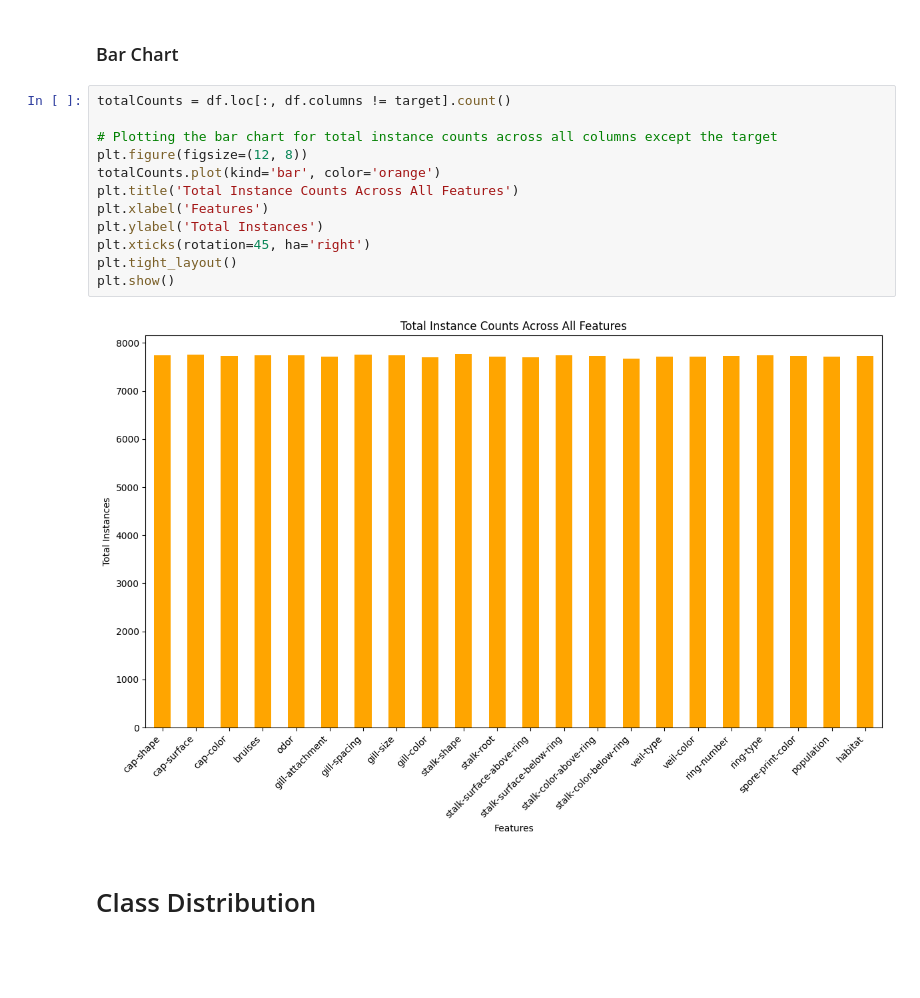
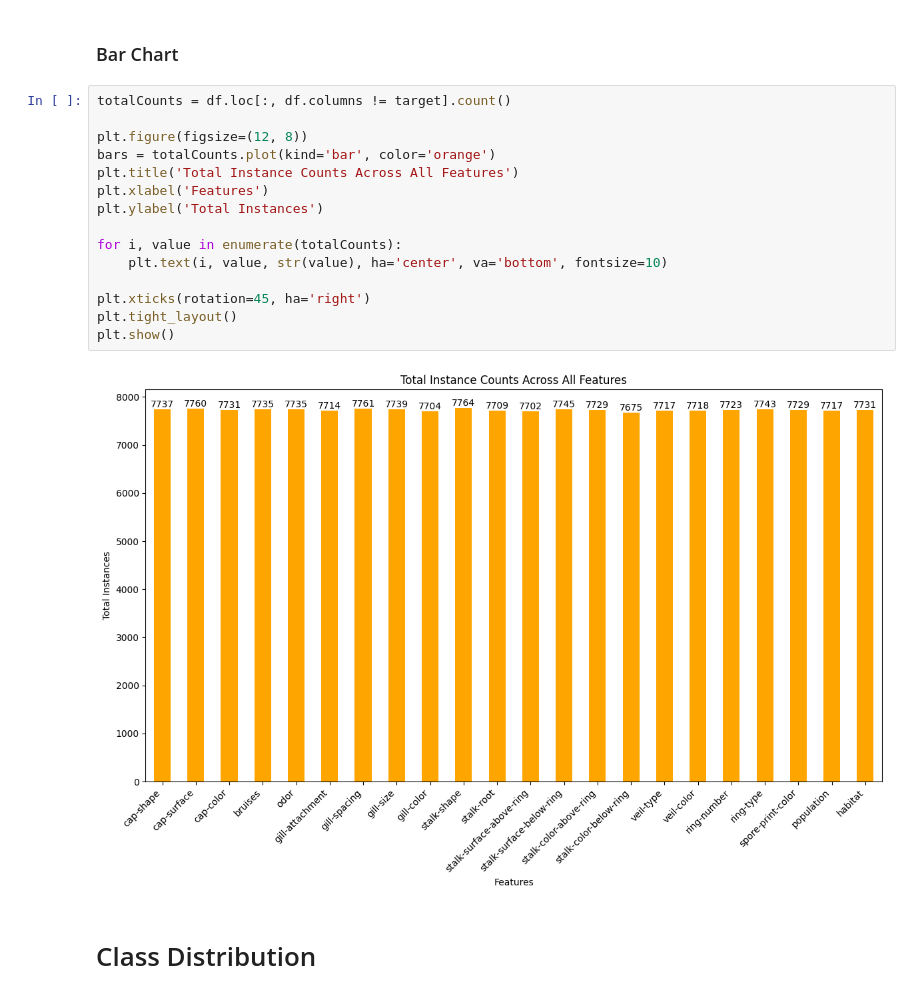
Before and after one commit to mebmrauf/Mushroom-Class-Detector, a Jupyter notebook: Mushroom Class Detector.ipynb, the cells around one changed output. Cells and saved outputs as stored; diff of their text form; blank space fills up the shorter version.

```diff
--- a/Mushroom Class Detector.ipynb
+++ b/Mushroom Class Detector.ipynb
@@ -68,17 +72,20 @@ target = 'class'
 # %%
 totalCounts = df.loc[:, df.columns != target].count()
 
-# Plotting the bar chart for total instance counts across all columns except the target
 plt.figure(figsize=(12, 8))
-totalCounts.plot(kind='bar', color='orange')
+bars = totalCounts.plot(kind='bar', color='orange')
 plt.title('Total Instance Counts Across All Features')
 plt.xlabel('Features')
 plt.ylabel('Total Instances')
+
+for i, value in enumerate(totalCounts):
+    plt.text(i, value, str(value), ha='center', va='bottom', fontsize=10)
+
 plt.xticks(rotation=45, ha='right')
 plt.tight_layout()
 plt.show()
 # %% [output]
-[figure, old version]
+[figure, new version]
 # %% [markdown]
 # Class Distribution
 # %%
```
Also changed, not shown: parts of 27 cells of this notebook, 1 other file.
